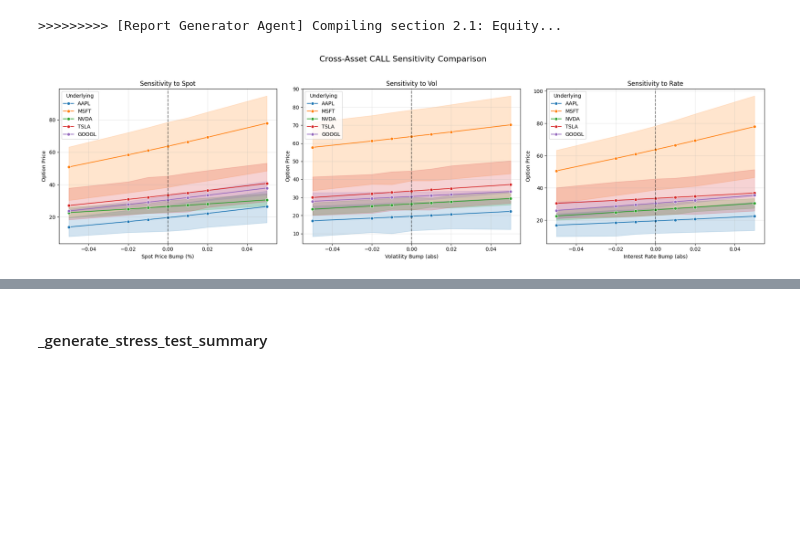
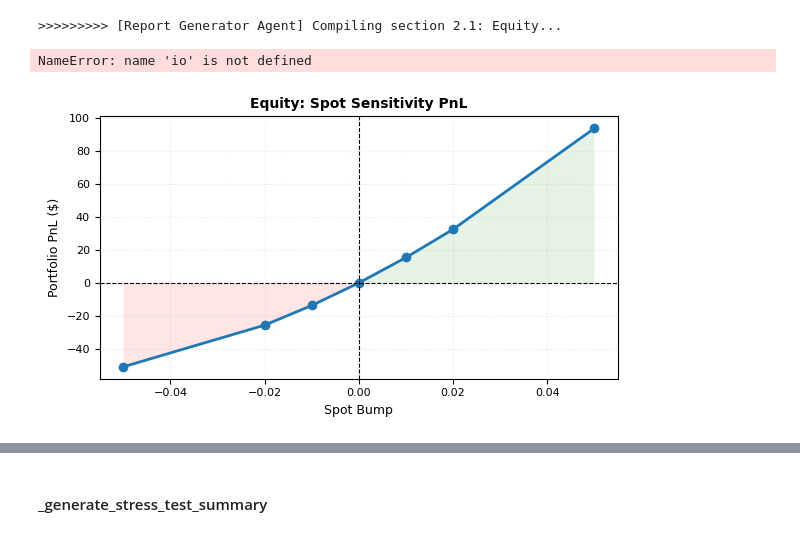
Before and after one commit to davidzgu/model_doc_automation, a Jupyter notebook: notebooks/dev/dev_multi_agent_mcp_2.0.ipynb, the cells around one changed output, grey strips where cells are left out. Saved outputs shown, nothing was run; the diff lists cells and outputs as text; code cells hidden in the pictures; blank space fills up the shorter version.

```diff
--- a/notebooks/dev/dev_multi_agent_mcp_2.0.ipynb
+++ b/notebooks/dev/dev_multi_agent_mcp_2.0.ipynb
@@ -1281,43 +1453,19 @@ subset_orig = df_sensitivity[df_sensitivity["option_type"] == opt_type]
-# %%
-fig, axes = plt.subplots(1, 3, figsize=(20, 6))
-fig.suptitle(f"Cross-Asset {opt_type.upper()} Sensitivity Comparison", fontsize=16)
-
-for i, (factor, label) in enumerate(factors.items()):
-    scen_cols = [c for c in df_sensitivity.columns if f"scen_{factor}_bump" in c]
-
-    # 构建用于对比的长表
-    comparison_data = []
-    for _, row in subset_orig.iterrows():
-        for col in scen_cols:
-            try:
-                bump_val = float(col.split('_bump_')[-1])
-                comparison_data.append({
-                    'Bump': bump_val,
-                    'Price': row[col],
-                    'Underlying': row['underlying'],
-                    'ID': row['ID']
-                })
-            except: continue
-
-    df_plot = pd.DataFrame(comparison_data).sort_values('Bump')
-
-    # 绘图：hue="Underlying" 是关键，它会自动用颜色区分 AAPL, TSLA 等
-    sns.lineplot(
-        data=df_plot,
-        x='Bump',
-        y='Price',
-        hue='Underlying',
-        marker='o',
-        ax=axes[i]
-    )
-
-    axes[i].set_title(f"Sensitivity to {factor.capitalize()}")
-    axes[i].set_xlabel(label)
-    axes[i].set_ylabel("Option Price")
-    axes[i].grid(True, alpha=0.3)
-    # 基准线
-    axes[i].axvline(x=0, color='black', linestyle='--', alpha=0.5)
-
-plt.tight_layout(rect=[0, 0.03, 1, 0.95])
-# %% [output]
-[figure, removed]
+# %%
+from bsm_multi_agents.agents import report_generator_node
+importlib.reload(report_generator_node)
+from bsm_multi_agents.agents.report_generator_node import (
+    aggregate_sensitivity_data,
+    create_sensitivity_chart
+)
+
+df = sensitivity_test_results_sub
+# %%
+df_spot = aggregate_sensitivity_data(df, 'spot')
+df_vol = aggregate_sensitivity_data(df, 'vol')
+df_rate = aggregate_sensitivity_data(df, 'rate')
+# %%
+img_spot = create_sensitivity_chart(df_spot, 'spot', asset)
+display(Image(data=img_spot.getvalue()))
+# %% [output]
+NameError: name 'io' is not defined
+[figure, added]
```
Also changed, not shown: parts of 31 cells of this notebook, 7 other files.
